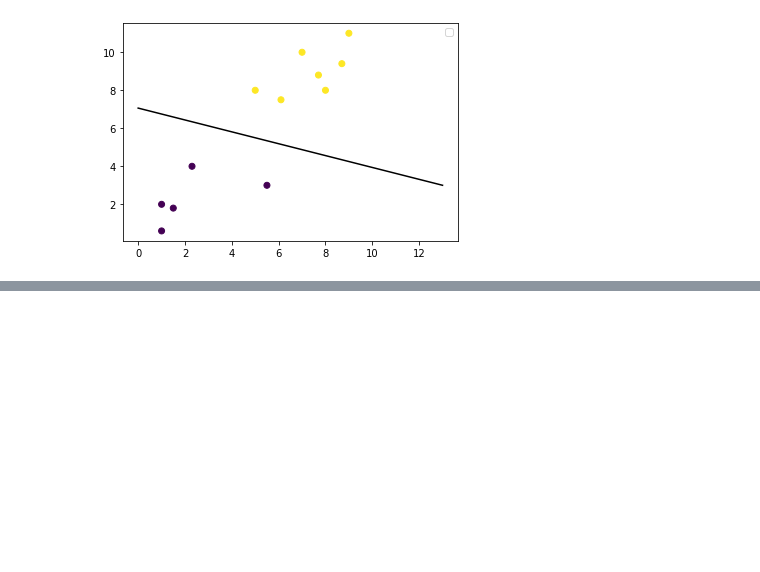
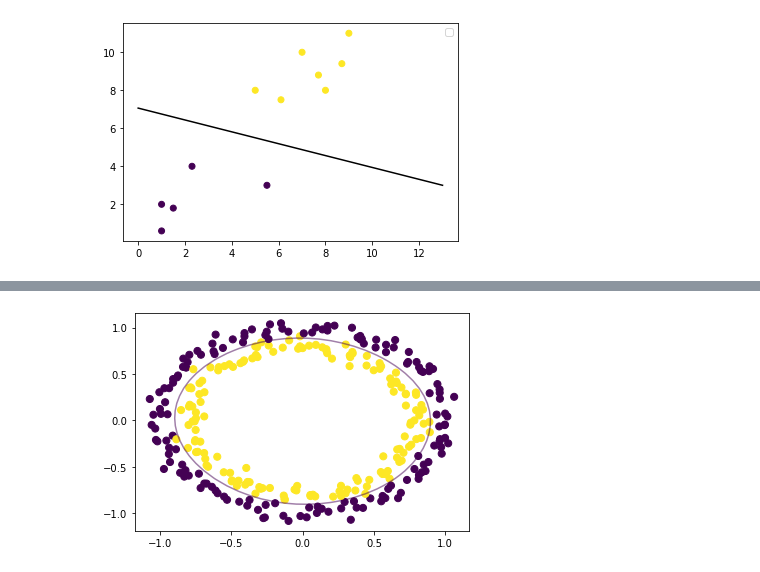
Before and after one commit to adobiss/machine-learning, a Jupyter notebook: SVM.ipynb, the cells around one changed output, grey strips where cells are left out. Drawn from its saved outputs; the diff is of its cells as text; code cells hidden in the pictures; blank space fills up the shorter version.

```diff
--- a/SVM.ipynb
+++ b/SVM.ipynb
@@ -49,0 +53,30 @@ No handles with labels found to put in legend.
+# %%
+# Plot the decision boundary for a non-linear SVM problem
+def plot_decision_boundary(model, ax=None):
+    if ax is None:
+        ax = plt.gca()
+
+    xlim = ax.get_xlim()
+    ylim = ax.get_ylim()
+
+    # create grid to evaluate model
+    x = np.linspace(xlim[0], xlim[1], 30)
+    y = np.linspace(ylim[0], ylim[1], 30)
+    Y, X = np.meshgrid(y, x)
+
+    # shape data
+    xy = np.vstack([X.ravel(), Y.ravel()]).T
+
+    # get the decision boundary based on the model
+    P = model.decision_function(xy).reshape(X.shape)
+
+    # plot decision boundary
+    ax.contour(X, Y, P, levels=[0], alpha=0.5, linestyles=['-'])
+
+# plot data and decision boundary
+plt.scatter(circle_X[:, 0], circle_X[:, 1], c=circle_y, s=50)
+plot_decision_boundary(nonlinear_clf)
+plt.scatter(nonlinear_clf.support_vectors_[:, 0], nonlinear_clf.support_vectors_[:, 1], s=50, lw=1, facecolors='none')
+plt.show()
+# %% [output]
+[figure, added]
```
Also changed, not shown: parts of 6 cells of this notebook.
